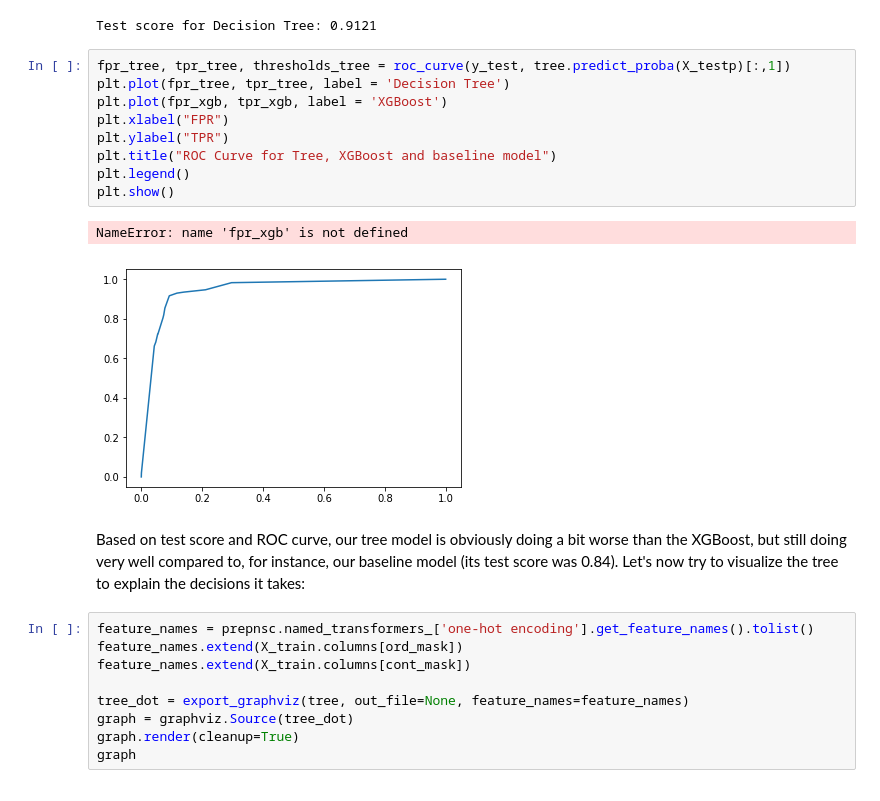
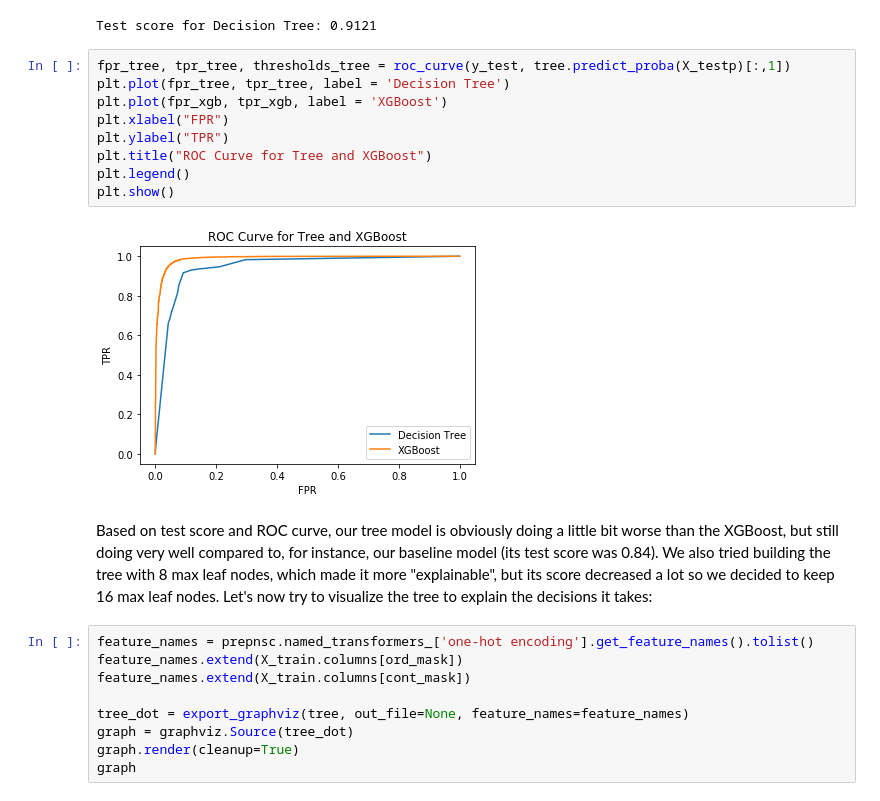
Before and after one commit to aml-spring-19/medical_payment_classification, a Jupyter notebook: HW3.ipynb, the cells around one changed output. Cells and saved outputs as stored; diff of their text form.

```diff
--- a/HW3.ipynb
+++ b/HW3.ipynb
@@ -1075,17 +1085,17 @@ Test score for Decision Tree: 0.9121
 # %%
 fpr_tree, tpr_tree, thresholds_tree = roc_curve(y_test, tree.predict_proba(X_testp)[:,1])
 plt.plot(fpr_tree, tpr_tree, label = 'Decision Tree')
 plt.plot(fpr_xgb, tpr_xgb, label = 'XGBoost')
 plt.xlabel("FPR")
 plt.ylabel("TPR")
-plt.title("ROC Curve for Tree, XGBoost and baseline model")
+plt.title("ROC Curve for Tree and XGBoost")
 plt.legend()
 plt.show()
 # %% [output]
-NameError: name 'fpr_xgb' is not defined
-[figure, old version]
+[figure, new version]
 # %% [markdown]
-Based on test score and ROC curve, our tree model is obviously doing a bit worse than the XGBoost, but still doing very well compared to, for instance, our baseline model (its test score was 0.84). Let's now try to visualize the tree to explain the decisions it takes:
+Based on test score and ROC curve, our tree model is obviously doing a little bit worse than the XGBoost, but still doing very well compared to, for instance, our baseline model (its test score was 0.84). We also tried building the tree with 8 max leaf nodes, which made it more "explainable", but its score decreased a lot so we decided to keep 16 max leaf nodes.
+Let's now try to visualize the tree to explain the decisions it takes:
 # %%
 feature_names = prepnsc.named_transformers_['one-hot encoding'].get_feature_names().tolist()
 feature_names.extend(X_train.columns[ord_mask])
```
Also changed, not shown: parts of 25 cells of this notebook, 1 other file.
